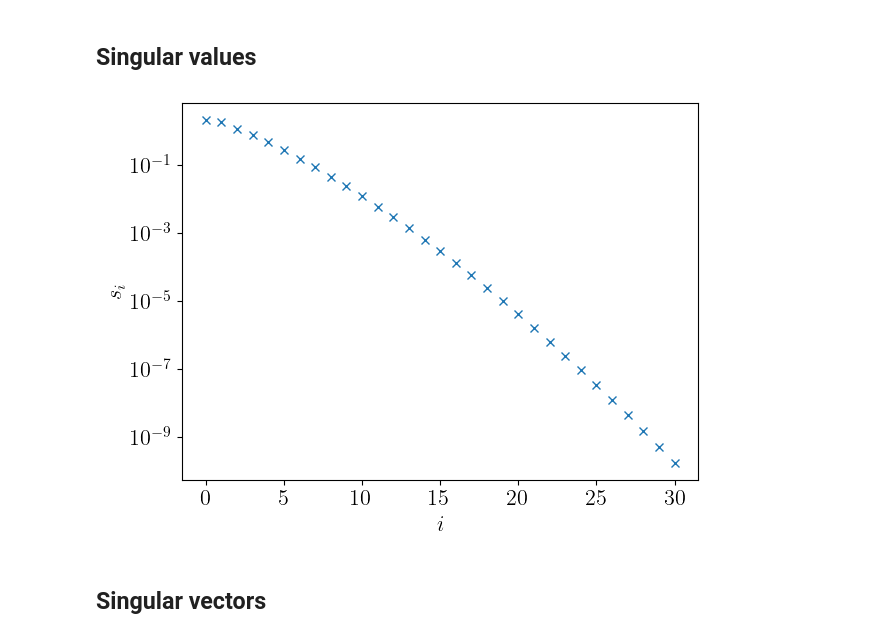
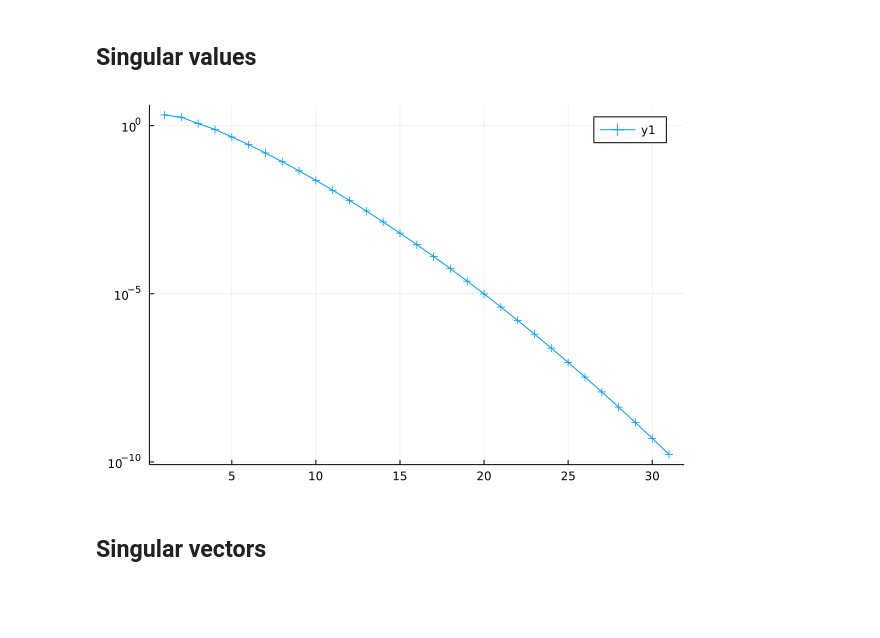
Before and after one commit to shinaoka/numerical_recipes_many_body_physics, a Jupyter notebook: julia/section5.ipynb, the cells around one changed output. Saved outputs shown, nothing was run; the diff lists cells and outputs as text; code cells hidden in the pictures; blank space fills up the shorter version.

```diff
--- a/julia/section5.ipynb
+++ b/julia/section5.ipynb
@@ -1,12 +1,2 @@
 # %% [markdown]
 # Section 5
-# %%
-using PyPlot
-
-rcParams = PyPlot.PyDict(PyPlot.matplotlib."rcParams")
-
-rcParams["text.usetex"] = true
-rcParams["font.family"] = "serif"
-rcParams["font.size"] = 16
-rcParams["text.latex.preamble"] = raw"\usepackage{amsmath}"
-;
@@ -137,13 +93,9 @@ plt.plot(taus_mesh, abs.(gtau-gtau_reconst), ls="", marker="x")
 # %%
 K = kernel_val * (2*wmax/nomega)
 F = svd(K)
 u, s, vh = F.U, F.S, F.Vt
-plt.ylabel(L"$s_i$")
-plt.xlabel(L"$i$")
-plt.semilogy(s[1:31], ls="", marker="x")
-plt.tight_layout()
-plt.savefig("kf_singular_vals_julia.pdf", transparent=true)
+plot(s[1:31], marker=:cross, yaxis=:log)
 # %% [output]
-[figure, old version]
+[figure, new version]
 # %% [markdown]
 ## Singular vectors
```
Also changed, not shown: parts of 16 cells of this notebook, 3 other files.
